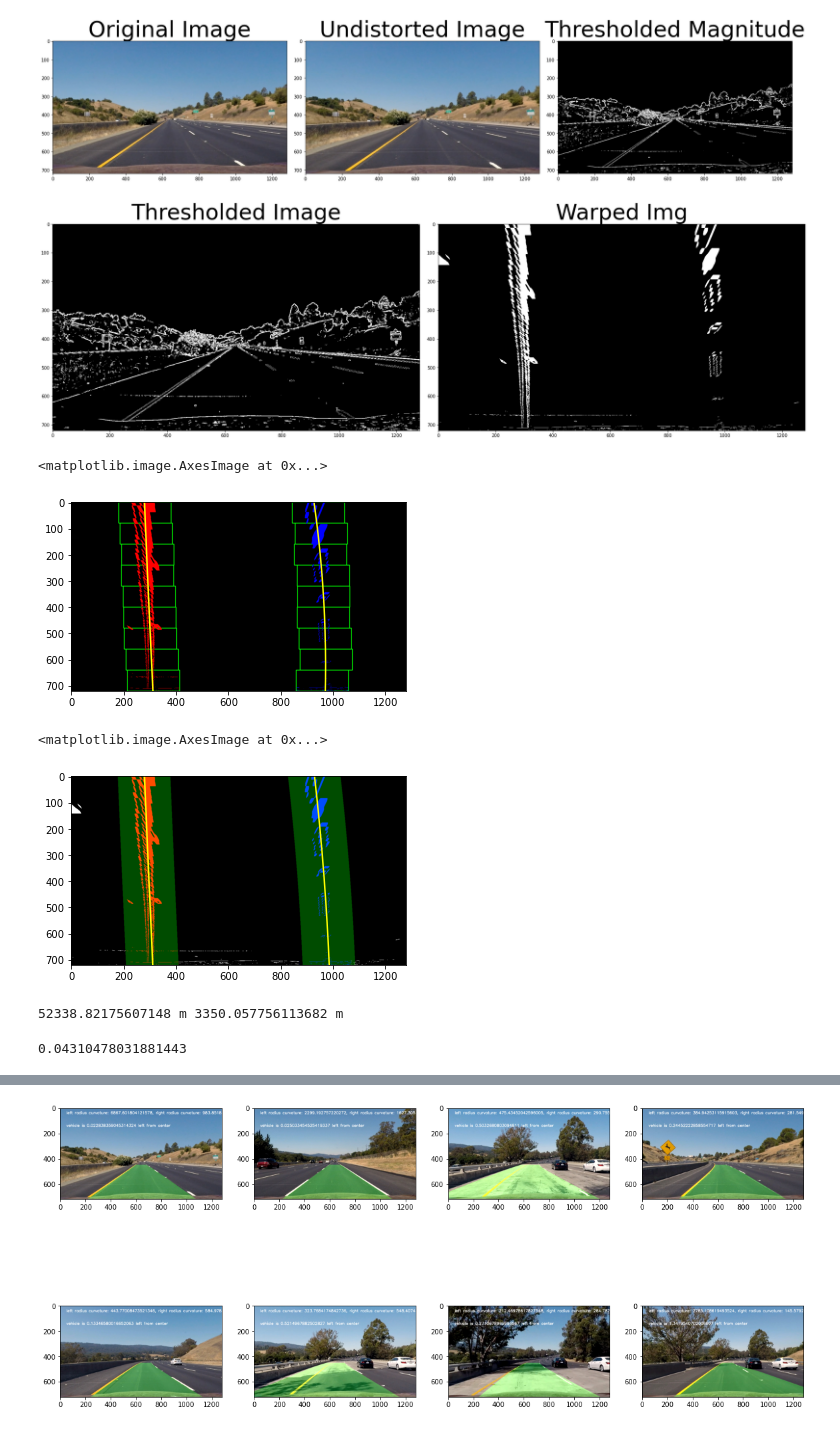
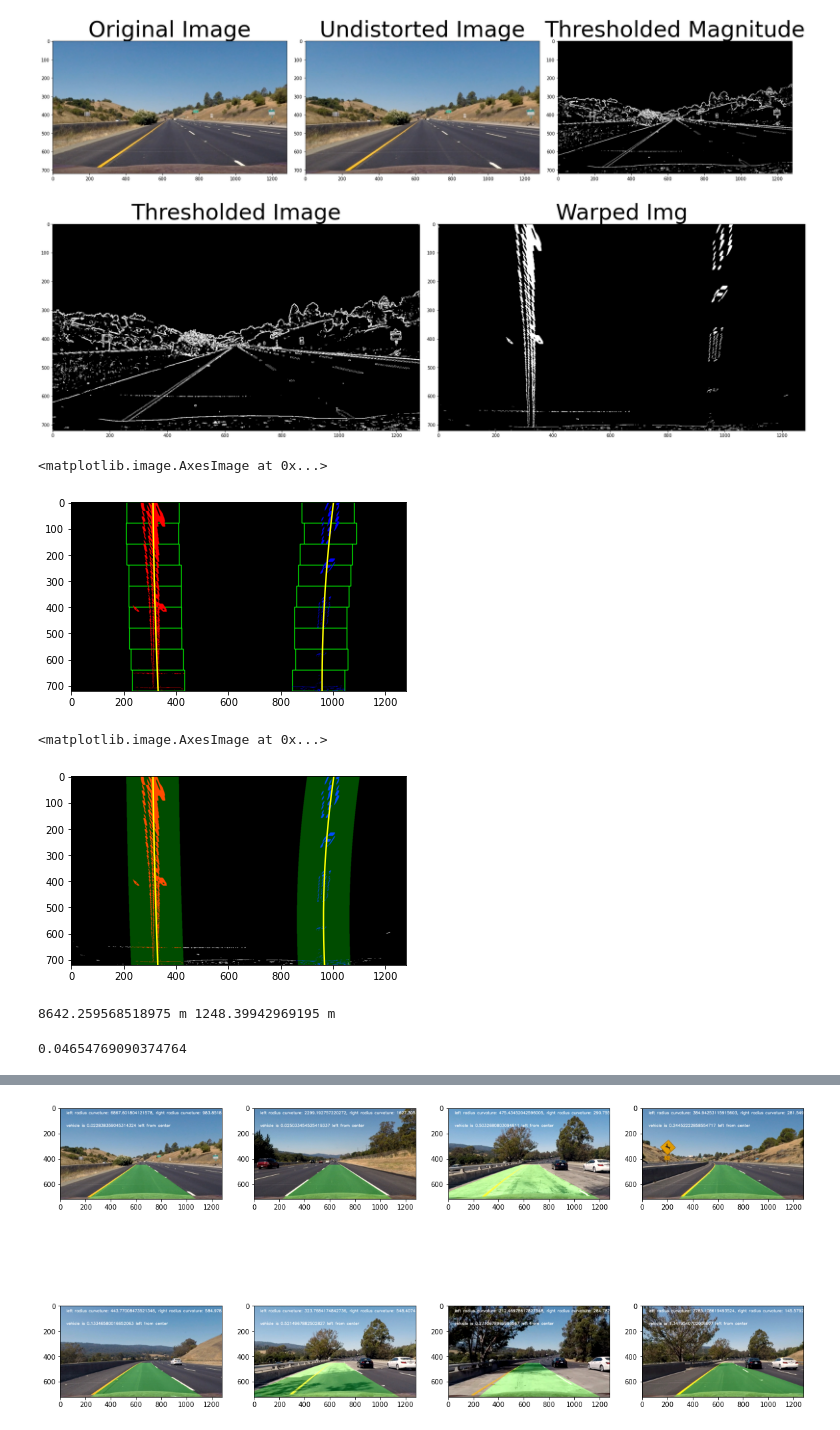
Before and after one commit to ava6969/CarND-Advanced-Lane-Lines, a Jupyter notebook: Advanced Lane Finding.ipynb, the cells around one changed output, grey strips where cells are left out. Cells and saved outputs as stored; diff of their text form; code cells hidden in the pictures.

```diff
--- a/Advanced Lane Finding.ipynb
+++ b/Advanced Lane Finding.ipynb
@@ -55,25 +55,25 @@ True
 # %%
 imshape = img.shape
 
-src = np.float32([(200,imshape[0]), (600, 450), (700, 450), (1200,imshape[0])])
-dst = np.float32([(300,imshape[0]), (300, 0), (1050, 0), (1050,imshape[0])])
+src = np.float32([(200,imshape[0]), (585, 460), (695, 460), (1127,imshape[0])])
+dst = np.float32([(320,imshape[0]), (320, 0), (960, 0), (960,imshape[0])])
 src = np.expand_dims(src,1)
 dst = np.expand_dims(dst,1)
 warped, M, Minv = warp(mag_binary, src, dst)
 
 
 
 # Plot the result
 f, (ax1, ax2) = plt.subplots(1, 2, figsize=(24, 9))
 f.tight_layout()
 ax1.imshow(mag_binary, cmap='gray')
 ax1.set_title('Thresholded Image', fontsize=50)
 ax2.imshow(warped, cmap='gray')
 cv2.imwrite('examples/warped_straight_lines.png', warped)
 ax2.set_title('Warped Img', fontsize=50)
 plt.subplots_adjust(left=0., right=1, top=0.9, bottom=0.)
 # %% [output]
-[figure, old version]
+[figure, new version]
 # %%
 out_img, left_fit, right_fit , x_lv, x_rv = fit_polynomial(warped)
 
@@ -83,7 +83,7 @@ plt.plot(x_rv, ploty, color='yellow')
 plt.imshow(out_img)
 # %% [output]
 <matplotlib.image.AxesImage at 0x...>
-[figure, old version]
+[figure, new version]
 # %%
 
 # Run image through the pipeline
@@ -97,14 +97,14 @@ cv2.imwrite('examples/color_fit_lines.png', result)
 plt.imshow(result)
 # %% [output]
 <matplotlib.image.AxesImage at 0x...>
-[figure, old version]
+[figure, new version]
 # %%
 # Calculate the radius of curvature in meters for both lane lines
 left_curverad, right_curverad = get_radius_of_curvature(x_val)
 
 print(left_curverad, 'm', right_curverad, 'm')
 # %% [output]
-52338.82175607148 m 3350.057756113682 m
+8642.259568518975 m 1248.39942969195 m
 # %%
 # Calculate offset in meters
 offset_meters = offset(x_val, img)
@@ -112,7 +112,7 @@ offset_meters = offset(x_val, img)
 # Print offset in meters
 print(offset_meters)
 # %% [output]
-0.04310478031881443
+0.04654769090374764
 # %%
 # Draw the lane lines on the original image by unwarping the image
 original_lane_image = original_lane_lines(warped, undist_img, x_val, Minv)
```
Also changed, not shown: parts of 2 cells of this notebook, 3 other files.
